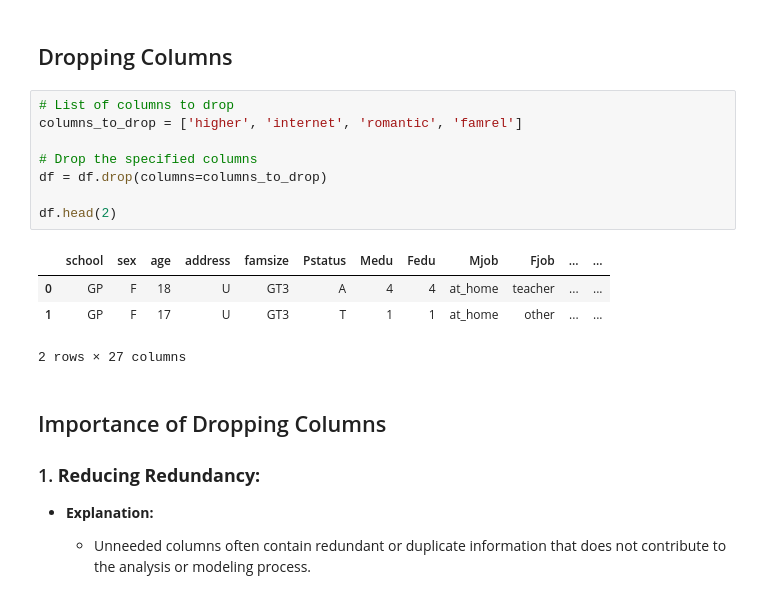
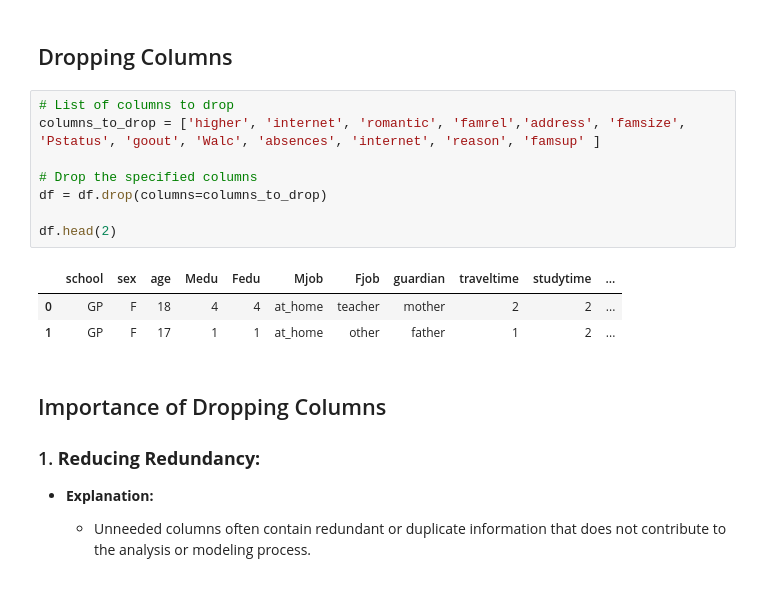
Before and after one commit to JamilaAr/pandas_demo, a Jupyter notebook: pandas.ipynb, the cells around one changed output. Saved outputs shown, nothing was run; the diff lists cells and outputs as text.

```diff
--- a/pandas.ipynb
+++ b/pandas.ipynb
@@ -217,17 +209,16 @@ In summary, these operations are fundamental for initial exploratory data analys
 ## Dropping Columns
 # %%
 # List of columns to drop
-columns_to_drop = ['higher', 'internet', 'romantic', 'famrel']
+columns_to_drop = ['higher', 'internet', 'romantic', 'famrel','address', 'famsize', 'Pstatus', 'goout', 'Walc', 'absences', 'internet', 'reason', 'famsup' ]
 
 # Drop the specified columns
 df = df.drop(columns=columns_to_drop)
 
 df.head(2)
 # %% [output]
-|  | school | sex | age | address | famsize | Pstatus | Medu | Fedu | Mjob | Fjob | ... | ... |
-| 0 | GP | F | 18 | U | GT3 | A | 4 | 4 | at_home | teacher | ... | ... |
-| 1 | GP | F | 17 | U | GT3 | T | 1 | 1 | at_home | other | ... | ... |
+|  | school | sex | age | Medu | Fedu | Mjob | Fjob | guardian | traveltime | studytime | ... |
+| 0 | GP | F | 18 | 4 | 4 | at_home | teacher | mother | 2 | 2 | ... |
+| 1 | GP | F | 17 | 1 | 1 | at_home | other | father | 1 | 2 | ... |
-2 rows × 27 columns
 # %% [markdown]
 ## Importance of Dropping Columns
 ### 1. **Reducing Redundancy:**
```
Also changed, not shown: parts of 13 cells of this notebook, 2 other files.
